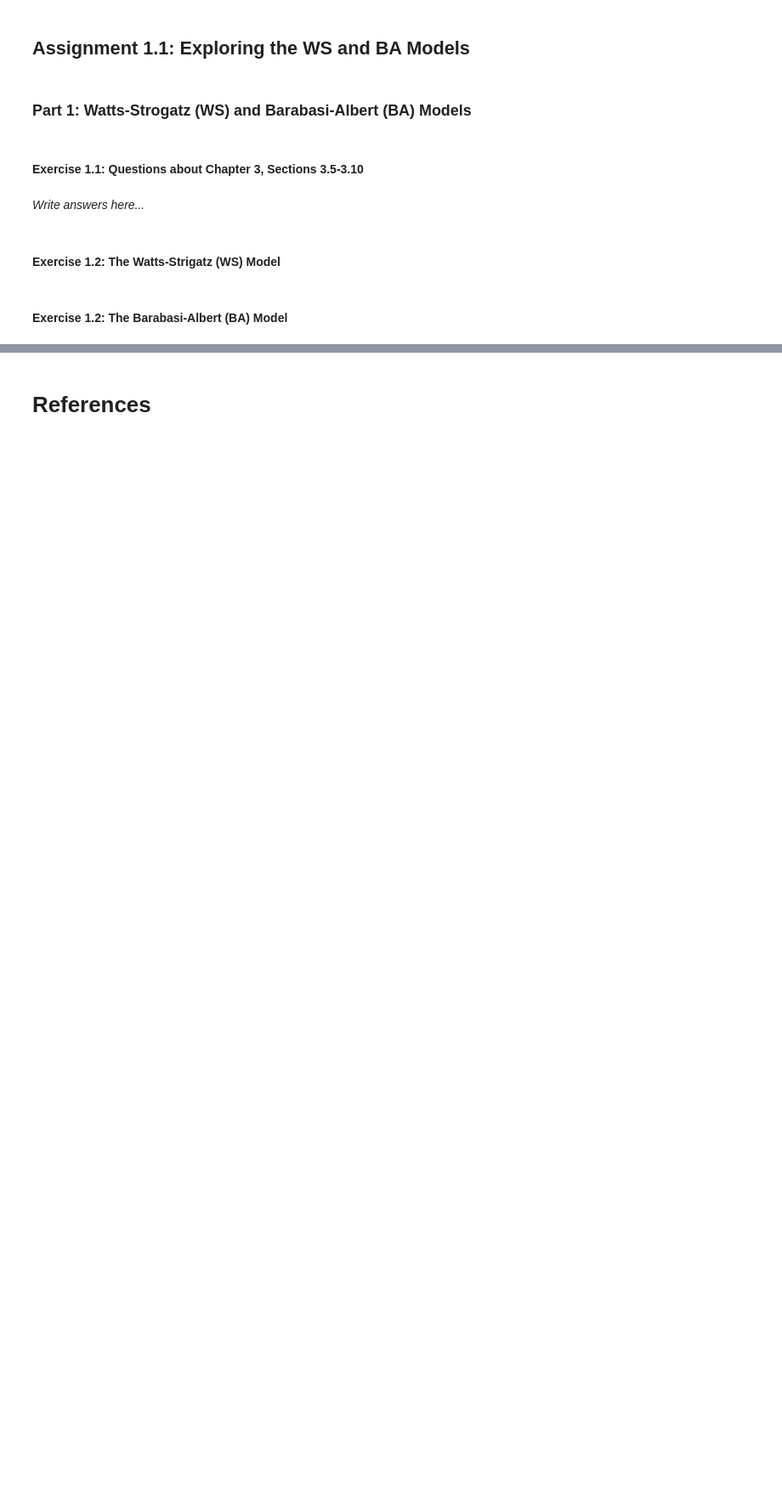
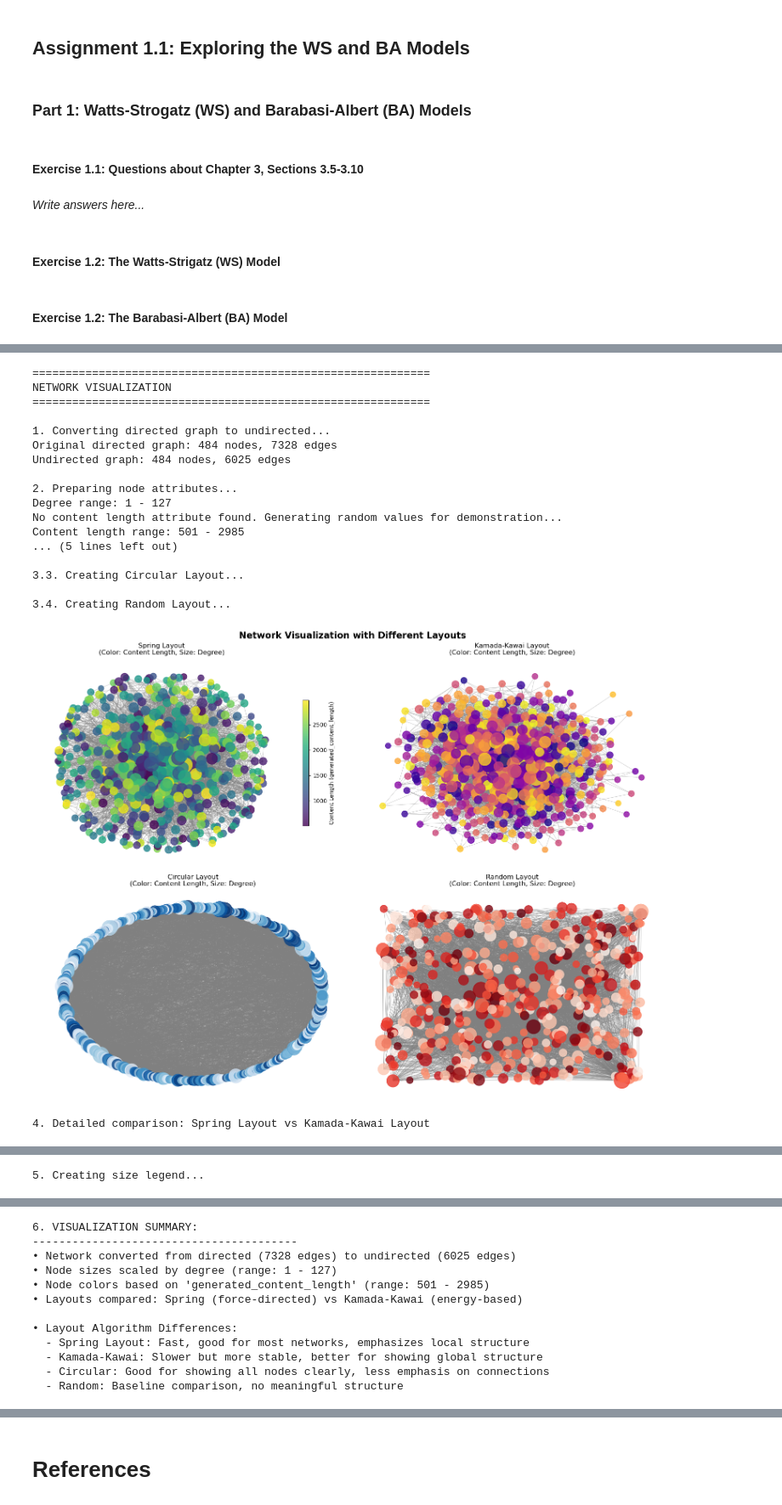
Before and after one commit to adamajane/social-graphs-and-interactions-02805-assignments, a Jupyter notebook: assignment_1/assignment_1_hand_in.ipynb, the cells around one changed output, grey strips where cells are left out. Shown at 85% size. Drawn from its saved outputs; the diff is of its cells as text; code cells hidden in the pictures; blank space fills up the shorter version.

```diff
--- a/assignment_1/assignment_1_hand_in.ipynb
+++ b/assignment_1/assignment_1_hand_in.ipynb
@@ -209,0 +549,26 @@ plt.show()
+# %%
+# Create or load your graph
+G_directed = nx.read_gexf("Files/artists_graph_with_stats.gexf")
+
+# Run the main visualization
+G_undirected, pos = visualize_network(G_directed)
+# %% [output]
+============================================================
+NETWORK VISUALIZATION
+============================================================
+
+1. Converting directed graph to undirected...
+Original directed graph: 484 nodes, 7328 edges
+Undirected graph: 484 nodes, 6025 edges
+
+2. Preparing node attributes...
+Degree range: 1 - 127
+No content length attribute found. Generating random values for demonstration...
+Content length range: 501 - 2985
+... (5 lines left out)
+
+3.3. Creating Circular Layout...
+
+3.4. Creating Random Layout...
+[figure, added]
+4. Detailed comparison: Spring Layout vs Kamada-Kawai Layout
@@ -209,0 +576 @@ plt.show()
+5. Creating size legend...
@@ -209,0 +578,12 @@ plt.show()
+6. VISUALIZATION SUMMARY:
+----------------------------------------
+• Network converted from directed (7328 edges) to undirected (6025 edges)
+• Node sizes scaled by degree (range: 1 - 127)
+• Node colors based on 'generated_content_length' (range: 501 - 2985)
+• Layouts compared: Spring (force-directed) vs Kamada-Kawai (energy-based)
+
+• Layout Algorithm Differences:
+  - Spring Layout: Fast, good for most networks, emphasizes local structure
+  - Kamada-Kawai: Slower but more stable, better for showing global structure
+  - Circular: Good for showing all nodes clearly, less emphasis on connections
+  - Random: Baseline comparison, no meaningful structure
```
Also changed, not shown: parts of 6 cells of this notebook.
